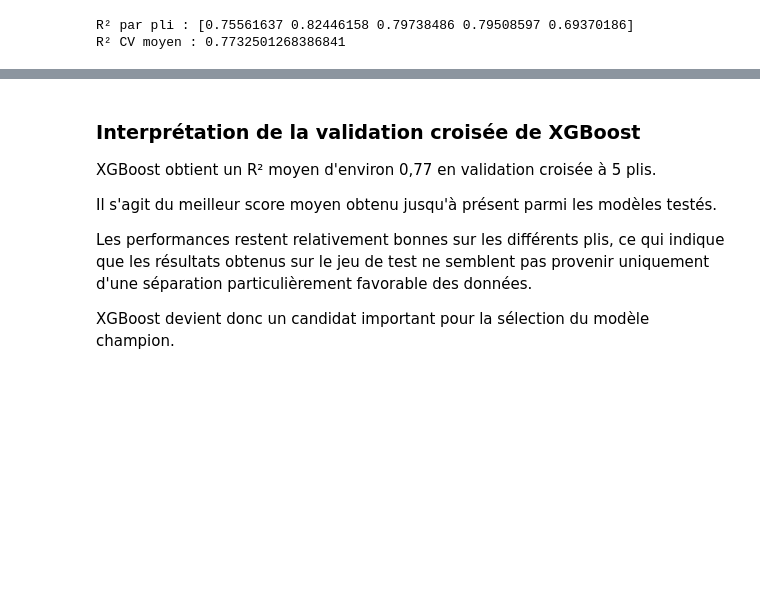
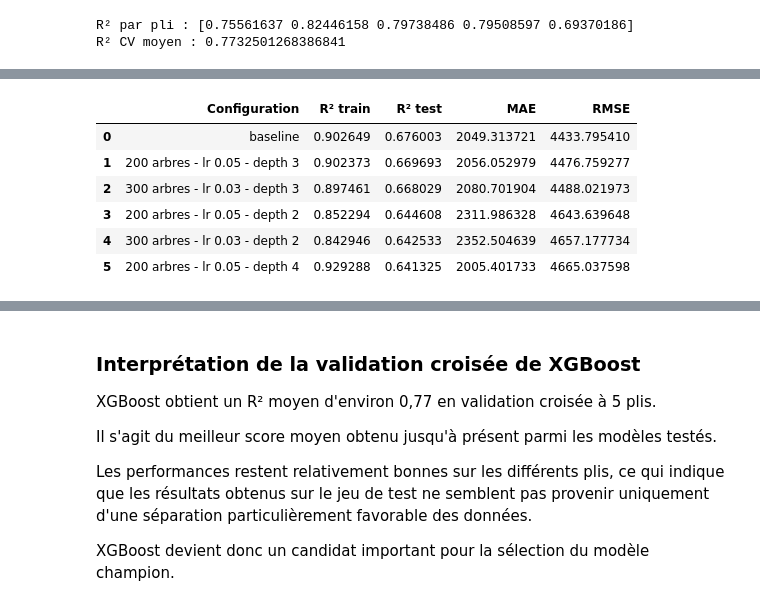
Before and after one commit to netzzy-dev/TP_TECHNIQUE_APPRENTISSAGE, a Jupyter notebook: notebooks/02_modelisation.ipynb, the cells around one changed output, grey strips where cells are left out. Cells and saved outputs as stored; diff of their text form; code cells hidden in the pictures; blank space fills up the shorter version.

Commit message:
Finalize model comparison and MLflow experiments

```diff
--- a/notebooks/02_modelisation.ipynb
+++ b/notebooks/02_modelisation.ipynb
@@ -1196,0 +1209,79 @@ R² CV moyen : 0.7732501268386841
+# %%
+configurations_xgb = [
+    {
+        "nom": "baseline",
+        "n_estimators": 100,
+        "learning_rate": 0.1,
+        "max_depth": 3
+    },
+    {
+        "nom": "200 arbres - lr 0.05 - depth 3",
+        "n_estimators": 200,
+        "learning_rate": 0.05,
+        "max_depth": 3
+    },
+    {
+        "nom": "300 arbres - lr 0.03 - depth 3",
+        "n_estimators": 300,
+        "learning_rate": 0.03,
+        "max_depth": 3
+    },
+    {
+        "nom": "200 arbres - lr 0.05 - depth 2",
+        "n_estimators": 200,
+        "learning_rate": 0.05,
+        "max_depth": 2
+    },
+    {
+        "nom": "300 arbres - lr 0.03 - depth 2",
+        "n_estimators": 300,
+        "learning_rate": 0.03,
+        "max_depth": 2
+    },
+    {
+        "nom": "200 arbres - lr 0.05 - depth 4",
+        "n_estimators": 200,
+        "learning_rate": 0.05,
+        "max_depth": 4
+    }
+]
+
+resultats_xgb_tuning = []
+
+for config in configurations_xgb:
+
+    modele = Pipeline([
+        ("preparation", preprocessor),
+        ("modele", XGBRegressor(
+            n_estimators=config["n_estimators"],
+            learning_rate=config["learning_rate"],
+            max_depth=config["max_depth"],
+            random_state=42,
+            objective="reg:squarederror"
+        ))
+    ])
+
+    modele.fit(X_train, y_train)
+
+    pred_train = modele.predict(X_train)
+    pred_test = modele.predict(X_test)
+
+    resultats_xgb_tuning.append({
+        "Configuration": config["nom"],
+        "R² train": r2_score(y_train, pred_train),
+        "R² test": r2_score(y_test, pred_test),
+        "MAE": mean_absolute_error(y_test, pred_test),
+        "RMSE": root_mean_squared_error(y_test, pred_test)
+    })
+
+resultats_xgb_tuning = pd.DataFrame(resultats_xgb_tuning)
+
+resultats_xgb_tuning
+# %% [output]
+|  | Configuration | R² train | R² test | MAE | RMSE |
+| 0 | baseline | 0.902649 | 0.676003 | 2049.313721 | 4433.795410 |
+| 1 | 200 arbres - lr 0.05 - depth 3 | 0.902373 | 0.669693 | 2056.052979 | 4476.759277 |
+| 2 | 300 arbres - lr 0.03 - depth 3 | 0.897461 | 0.668029 | 2080.701904 | 4488.021973 |
+| 3 | 200 arbres - lr 0.05 - depth 2 | 0.852294 | 0.644608 | 2311.986328 | 4643.639648 |
+| 4 | 300 arbres - lr 0.03 - depth 2 | 0.842946 | 0.642533 | 2352.504639 | 4657.177734 |
+| 5 | 200 arbres - lr 0.05 - depth 4 | 0.929288 | 0.641325 | 2005.401733 | 4665.037598 |
```
Also changed, not shown: parts of 4 cells of this notebook, 2 other files.
